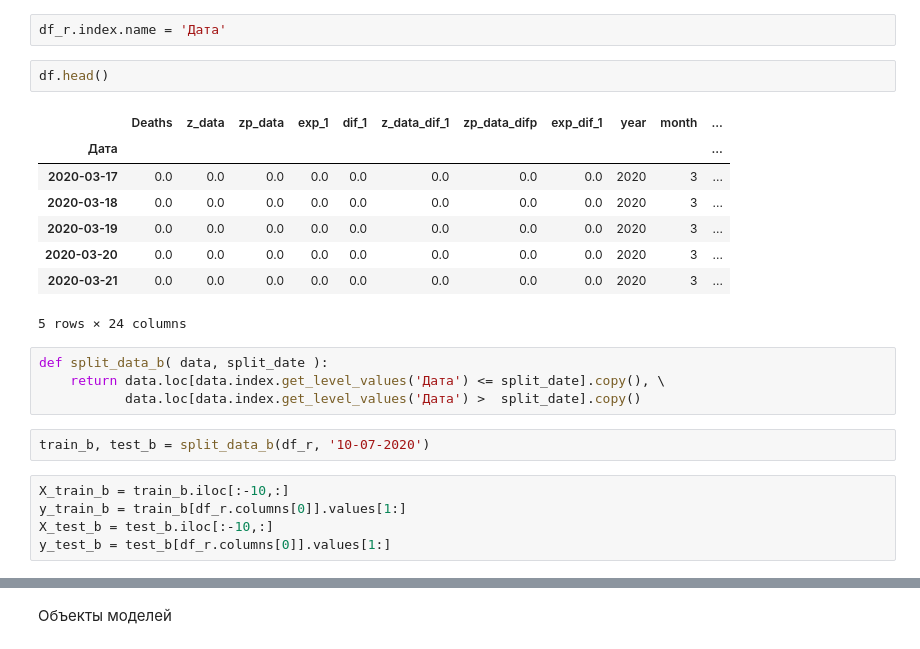
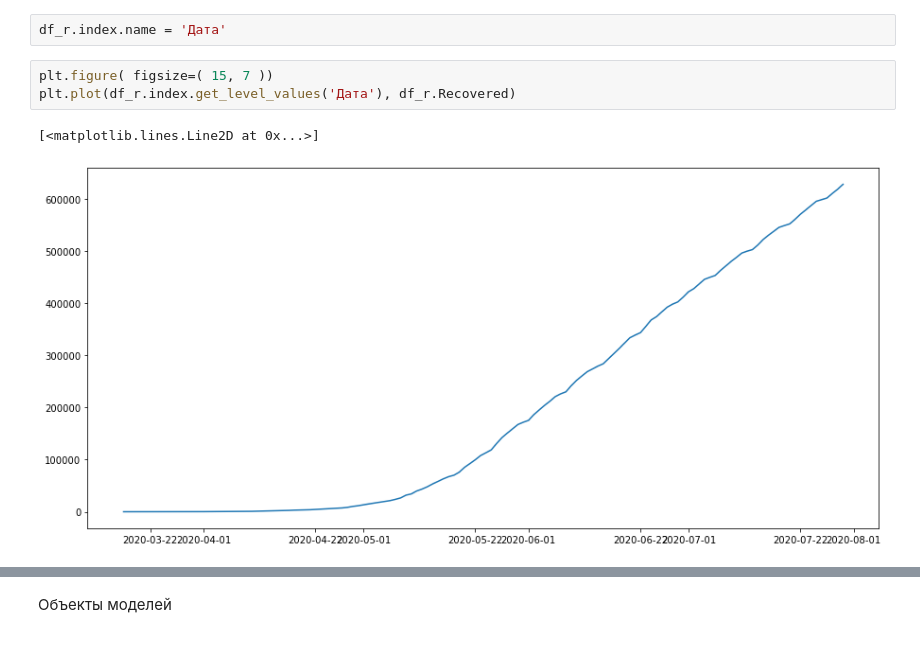
Before and after one commit to egorsemevskiy/GB_EDA, a Jupyter notebook: 2_lesson/HW_2_lesson.ipynb, the cells around one changed output, grey strips where cells are left out. Saved outputs shown, nothing was run; the diff lists cells and outputs as text.

```diff
--- a/2_lesson/HW_2_lesson.ipynb
+++ b/2_lesson/HW_2_lesson.ipynb
@@ -422,25 +463,9 @@ from sklearn.preprocessing import StandardScaler
 Разделим данные
 # %%
 df_r.index.name = 'Дата'
-# %%
-df.head()
-# %% [output]
-|  | Deaths | z_data | zp_data | exp_1 | dif_1 | z_data_dif_1 | zp_data_difp | exp_dif_1 | year | month | ... |
-| Дата |  |  |  |  |  |  |  |  |  |  | ... |
-| 2020-03-17 | 0.0 | 0.0 | 0.0 | 0.0 | 0.0 | 0.0 | 0.0 | 0.0 | 2020 | 3 | ... |
-| 2020-03-18 | 0.0 | 0.0 | 0.0 | 0.0 | 0.0 | 0.0 | 0.0 | 0.0 | 2020 | 3 | ... |
-| 2020-03-19 | 0.0 | 0.0 | 0.0 | 0.0 | 0.0 | 0.0 | 0.0 | 0.0 | 2020 | 3 | ... |
-| 2020-03-20 | 0.0 | 0.0 | 0.0 | 0.0 | 0.0 | 0.0 | 0.0 | 0.0 | 2020 | 3 | ... |
-| 2020-03-21 | 0.0 | 0.0 | 0.0 | 0.0 | 0.0 | 0.0 | 0.0 | 0.0 | 2020 | 3 | ... |
-5 rows × 24 columns
-# %%
-def split_data_b( data, split_date ):
-    return data.loc[data.index.get_level_values('Дата') <= split_date].copy(), \
-           data.loc[data.index.get_level_values('Дата') >  split_date].copy()
-# %%
-train_b, test_b = split_data_b(df_r, '10-07-2020')
-# %%
-X_train_b = train_b.iloc[:-10,:]
-y_train_b = train_b[df_r.columns[0]].values[1:]
-X_test_b = test_b.iloc[:-10,:]
-y_test_b = test_b[df_r.columns[0]].values[1:]
+# %%
+plt.figure( figsize=( 15, 7 ))
+plt.plot(df_r.index.get_level_values('Дата'), df_r.Recovered)
+# %% [output]
+[<matplotlib.lines.Line2D at 0x...>]
+[figure, added]
```
Also changed, not shown: parts of 10 cells of this notebook, 1 other file.
